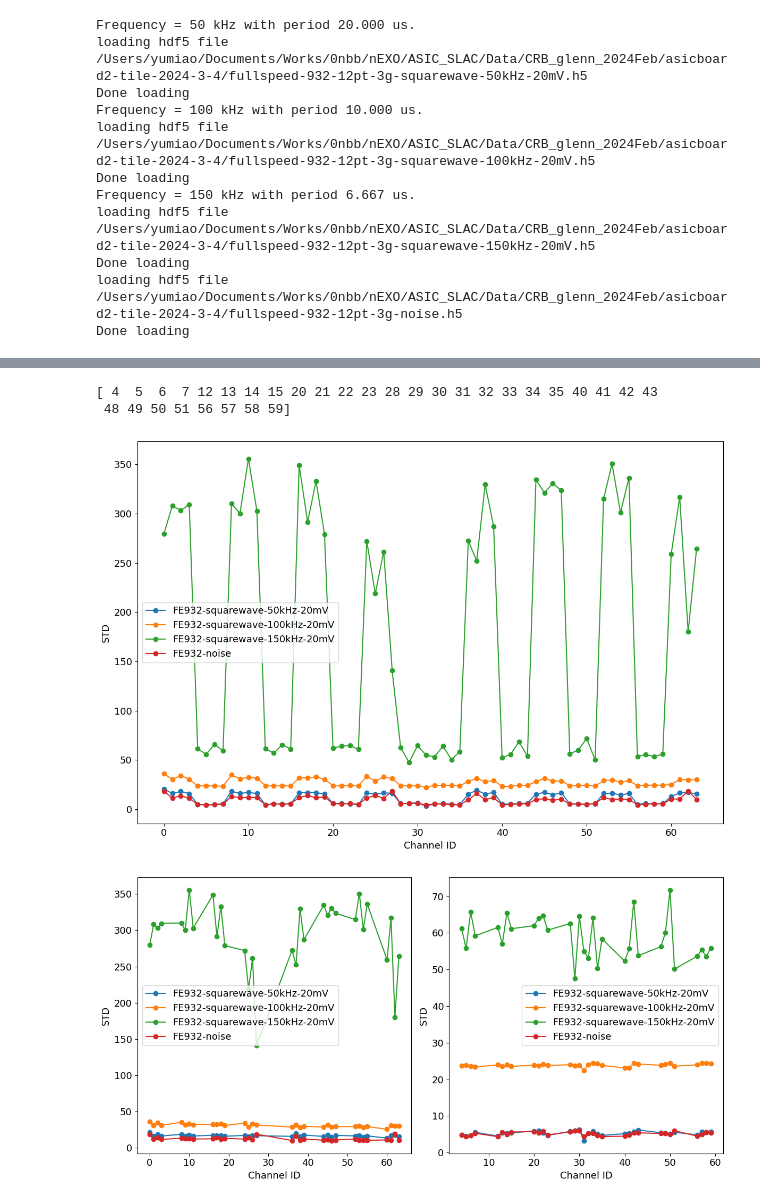
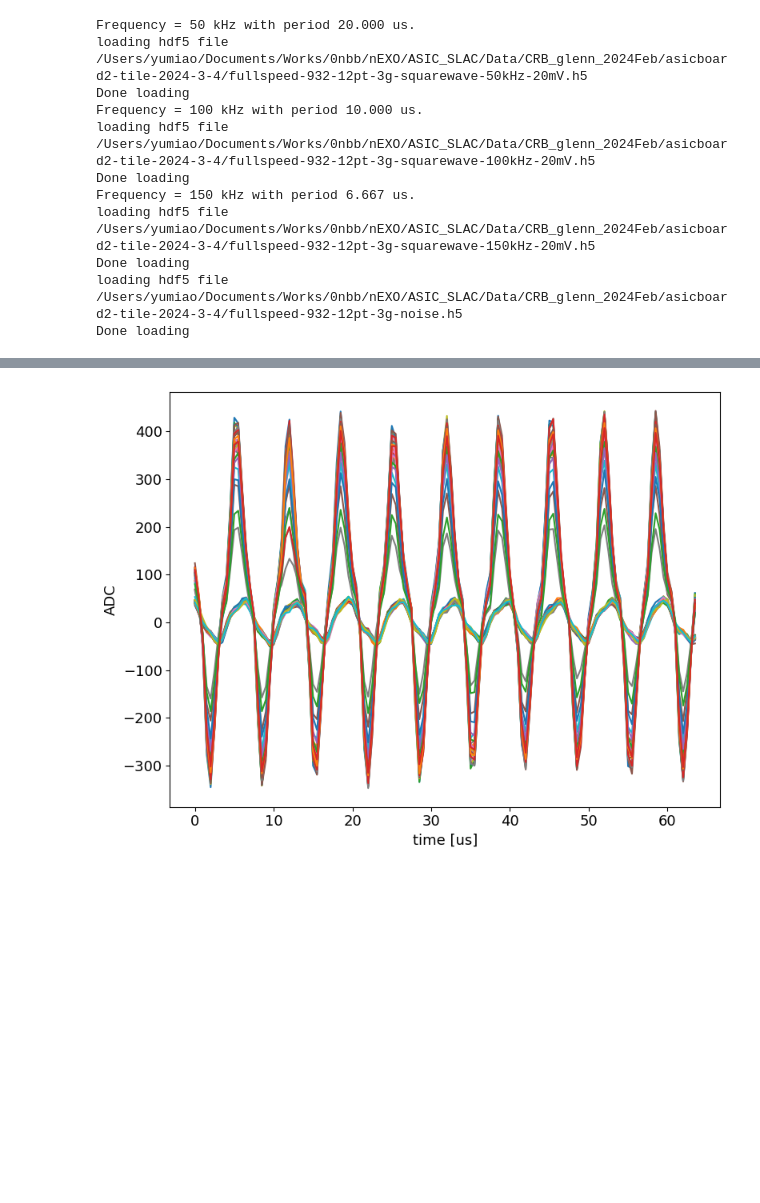
Before and after one commit to YMTheory/nEXO_CRYO_ASIC, a Jupyter notebook: notebooks/CRB/analysis.ipynb, the cells around one changed output, grey strips where cells are left out. Saved outputs shown, nothing was run; the diff lists cells and outputs as text; code cells hidden in the pictures; blank space fills up the shorter version.

Commit message:
Noise and point charge analysis updated.

```diff
--- a/notebooks/CRB/analysis.ipynb
+++ b/notebooks/CRB/analysis.ipynb
@@ -8,8 +37,8 @@ import matplotlib.pyplot as plt
 from scripts.CryoAsicAnalysis import CryoAsicAnalysis
 from scripts.CryoAsicEventViewer import CryoAsicEventViewer
 
-from scripts.comparison import comparison
-cmp = comparison()
+from scripts.batch_processing import batch
+cmp = batch()
 
 
 shapes = [ 'squarewave', ] # 'square' OR 'sine'
@@ -24,7 +53,7 @@ for freq in freqs:
             infile = f'/Users/yumiao/Documents/Works/0nbb/nEXO/ASIC_SLAC/Data/CRB_glenn_2024Feb/asicboard2-tile-2024-3-4/fullspeed-932-12pt-3g-{shape}-{freq}kHz-{amp}mV.h5'
             label = f'FE932-{shape}-{freq}kHz-{amp}mV'
 
-            configs = {'sampling_rate' : 1, 'dead_channels' : [], 'mv_per_adc':0.39, 'key_channel': -1, "basline": [0, 10], }
+            configs = {'sampling_rate' : 2, 'dead_channels' : [], 'mv_per_adc':0.39, 'key_channel': -1, "baseline": [0, 10], }
             tmp_ana = CryoAsicAnalysis(infile, config=configs)
             tmp_view = CryoAsicEventViewer(infile, config=configs)
 
@@ -36,14 +65,14 @@ for freq in freqs:
 infile = f'/Users/yumiao/Documents/Works/0nbb/nEXO/ASIC_SLAC/Data/CRB_glenn_2024Feb/asicboard2-tile-2024-3-4/fullspeed-932-12pt-3g-noise.h5'
 #label = f'FE932-decoupled'
 label = f'FE932-noise'
-configs = {'sampling_rate' : 1, 'dead_channels' : [], 'mv_per_adc':0.39, 'key_channel': -1, "basline": [0, 10], }
+configs = {'sampling_rate' : 2, 'dead_channels' : [], 'mv_per_adc':0.39, 'key_channel': -1, "baseline": [0, 10], }
 tmp_ana = CryoAsicAnalysis(infile, config=configs)
 tmp_view = CryoAsicEventViewer(infile, config=configs)
 
 cmp._add_analyser(label, tmp_ana)
 cmp._add_viewer(label,   tmp_view)
 
-
+cmp.subtract_baseline()
 cmp.calculate_noise();
 # %% [output]
 Frequency = 50 kHz with period 20.000 us.
@@ -65,23 +89,7 @@ fig = cmp._plot_oneChannel_oneEvent(evtid, chid)
-# %%
-
-
-
-channels = []
-for i in range(4):
-    channels.append(i*8)
-    channels.append(i*8+1)
-    channels.append(i*8+2)
-    channels.append(i*8+3)
-for i in range(4):
-    channels.append(32+i*8+4)
-    channels.append(32+i*8+5)
-    channels.append(32+i*8+6)
-    channels.append(32+i*8+7)
-cmp._set_coupled_channel(channels)
-cmp._plot_std();
-cmp._plot_std_separately();
-# %% [output]
-[ 4  5  6  7 12 13 14 15 20 21 22 23 28 29 30 31 32 33 34 35 40 41 42 43
- 48 49 50 51 56 57 58 59]
-[figure, removed]
-[figure, removed]
+# %%
+evtid, chid = 23, 10
+
+fig = cmp._plot_waveforms_oneEvent(['FE932-squarewave-150kHz-20mV'], range(64), 99, lg=False);
+#cmp._plot_waveforms_oneEvent(['FE932-noise'], [0, 2, 4, 6], 55);
+# %% [output]
+[figure, added]
```
Also changed, not shown: parts of 16 cells of this notebook.
